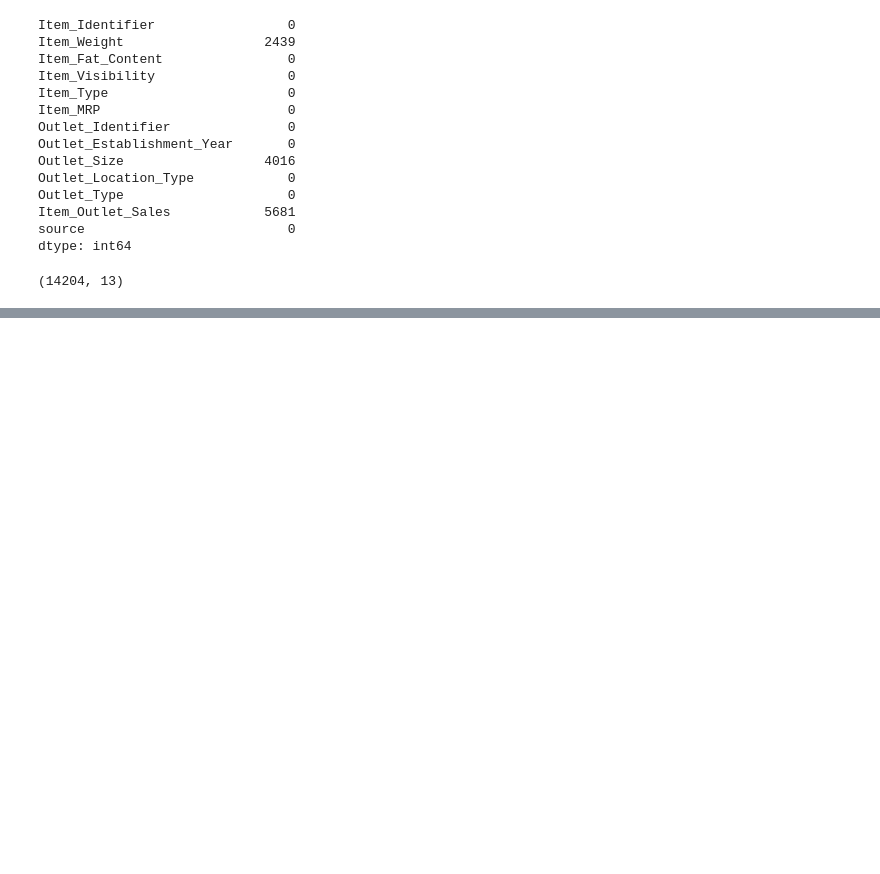
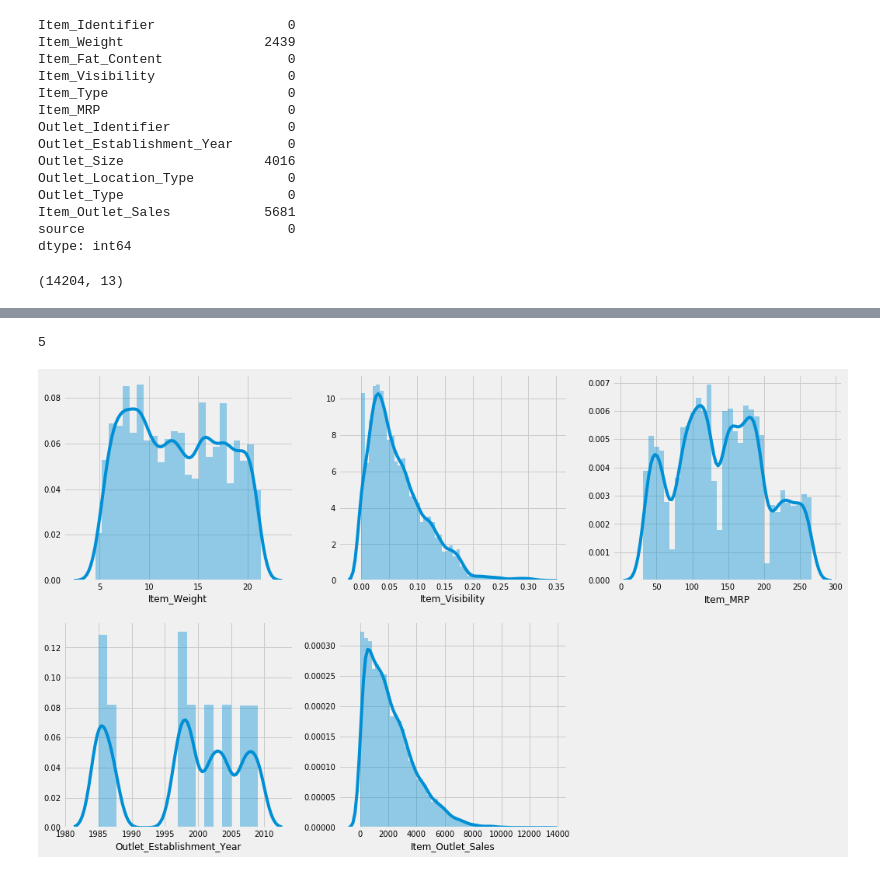
Before and after one commit to sakhawath19/Python, a Jupyter notebook: projects/sell_prediction/sell_prediction.ipynb, the cells around one changed output, grey strips where cells are left out. Drawn from its saved outputs; the diff is of its cells as text; code cells hidden in the pictures; blank space fills up the shorter version.

```diff
--- a/projects/sell_prediction/sell_prediction.ipynb
+++ b/projects/sell_prediction/sell_prediction.ipynb
@@ -30,3 +30,7 @@ from scipy.stats import zscore
 # %%
 import warnings
 warnings.filterwarnings("ignore")
+# %%
+plt.style.use('fivethirtyeight')
+
+# %config InlineBackend.figure_format = ‘retina’
@@ -121,0 +143,28 @@ df.describe().T
+# %%
+len(df.select_dtypes([np.number]).columns)
+# %% [output]
+5
+# %%
+numeric_cols = df.select_dtypes([np.number]).columns
+# %%
+SMALL_SIZE = 10
+MEDIUM_SIZE = 12
+BIGGER_SIZE = 14
+
+plt.rc('font', size=SMALL_SIZE)          # controls default text sizes
+plt.rc('axes', titlesize=SMALL_SIZE)     # fontsize of the axes title
+plt.rc('axes', labelsize=MEDIUM_SIZE)    # fontsize of the x and y labels
+plt.rc('xtick', labelsize=SMALL_SIZE)    # fontsize of the tick labels
+plt.rc('ytick', labelsize=SMALL_SIZE)    # fontsize of the tick labels
+plt.rc('legend', fontsize=SMALL_SIZE)    # legend fontsize
+plt.rc('figure', titlesize=BIGGER_SIZE)  # fontsize of the figure title
+# %%
+fig_dist, ax_dist = plt.subplots(2, 3, figsize=(16,10))
+sns.distplot(df[numeric_cols[0]], ax=ax_dist[0][0])
+sns.distplot(df[numeric_cols[1]], ax=ax_dist[0][1])
+sns.distplot(df[numeric_cols[2]], ax=ax_dist[0][2])
+sns.distplot(df[numeric_cols[3]], ax=ax_dist[1][0])
+sns.distplot(df[numeric_cols[4]], ax=ax_dist[1][1])
+fig_dist.delaxes(ax_dist[1][2])
+# %% [output]
+[figure, added]
```
Also changed, not shown: parts of 13 cells of this notebook.
